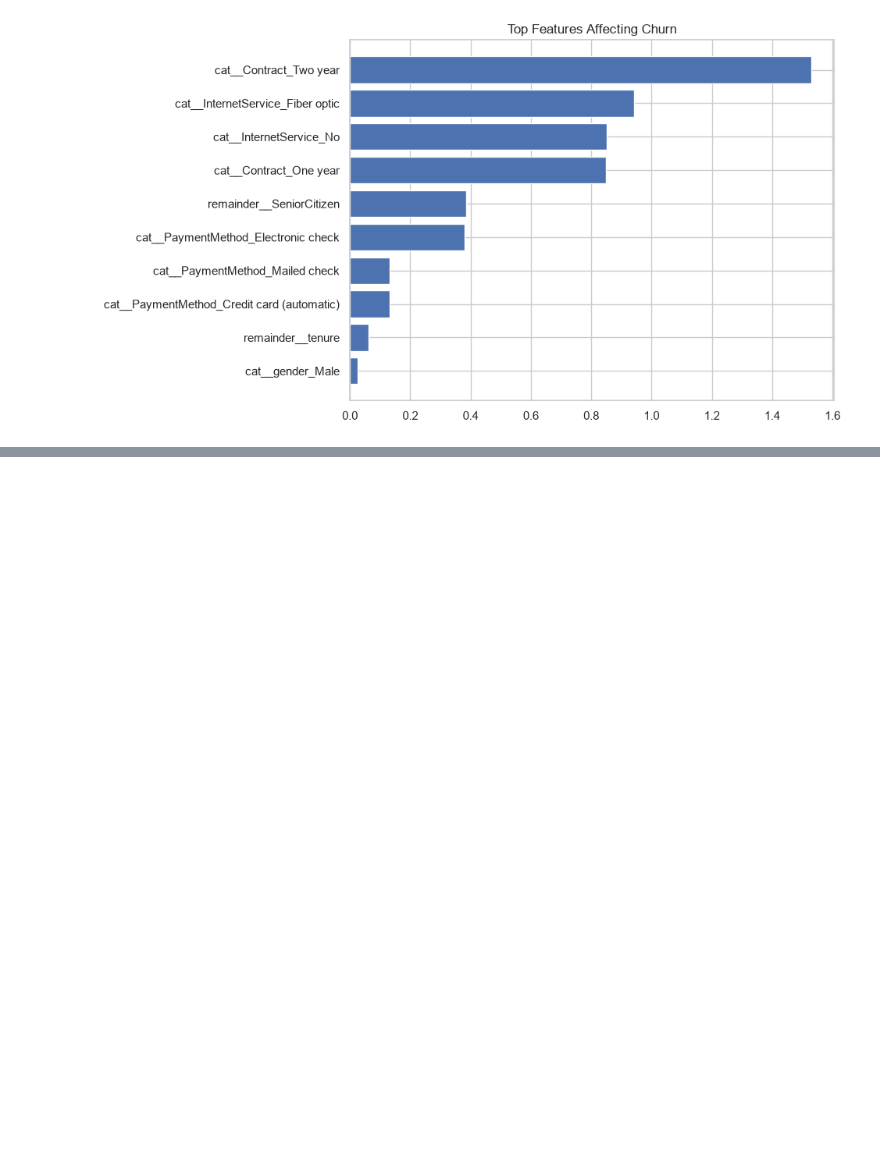
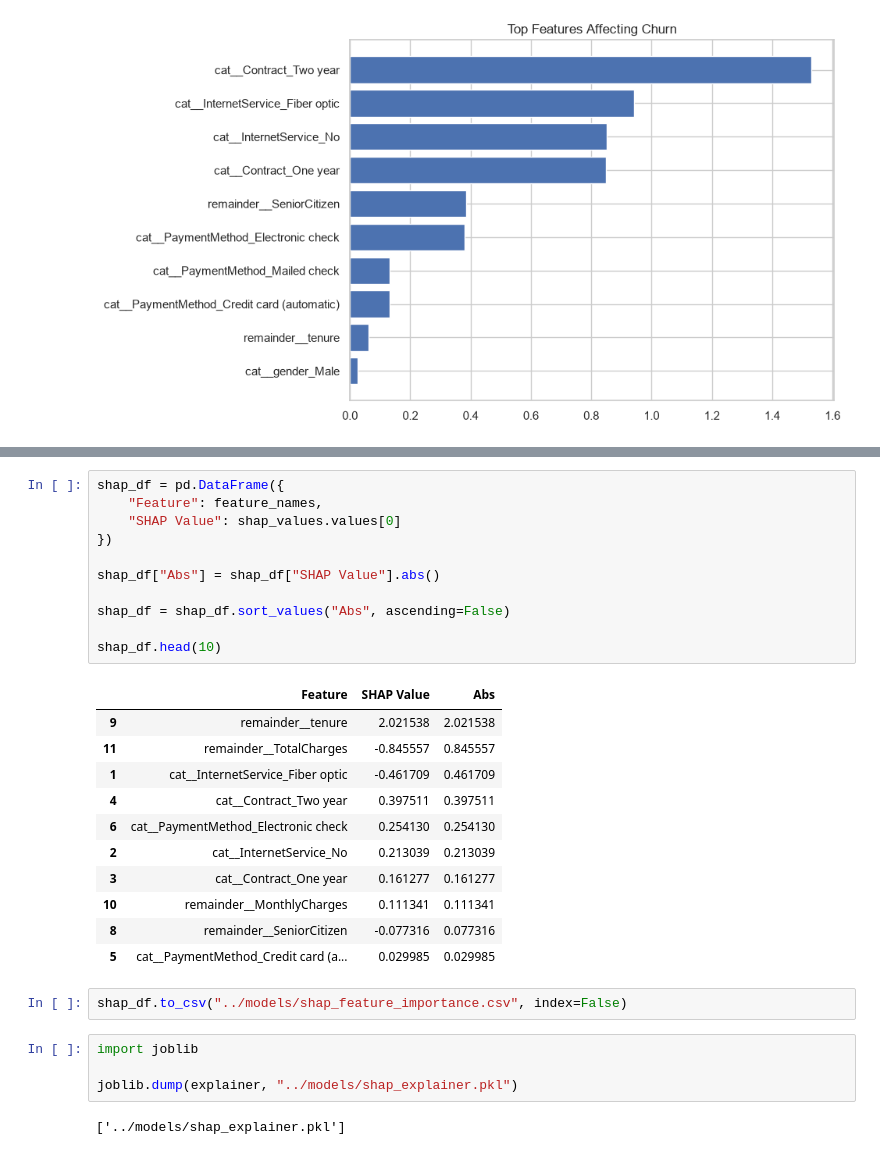
Before and after one commit to Hashini-gitch/Customer_Churn_Prediction, a Jupyter notebook: notebooks/Customer_Churn_Prediction.ipynb, the cells around one changed output, grey strips where cells are left out. Saved outputs shown, nothing was run; the diff lists cells and outputs as text; blank space fills up the shorter version.

```diff
--- a/notebooks/Customer_Churn_Prediction.ipynb
+++ b/notebooks/Customer_Churn_Prediction.ipynb
@@ -1127,0 +1184,31 @@ c:\Users\Hashini Avishka\AppData\Local\Programs\Python\Python314\python.exe
+# %%
+shap_df = pd.DataFrame({
+    "Feature": feature_names,
+    "SHAP Value": shap_values.values[0]
+})
+
+shap_df["Abs"] = shap_df["SHAP Value"].abs()
+
+shap_df = shap_df.sort_values("Abs", ascending=False)
+
+shap_df.head(10)
+# %% [output]
+|  | Feature | SHAP Value | Abs |
+| 9 | remainder__tenure | 2.021538 | 2.021538 |
+| 11 | remainder__TotalCharges | -0.845557 | 0.845557 |
+| 1 | cat__InternetService_Fiber optic | -0.461709 | 0.461709 |
+| 4 | cat__Contract_Two year | 0.397511 | 0.397511 |
+| 6 | cat__PaymentMethod_Electronic check | 0.254130 | 0.254130 |
+| 2 | cat__InternetService_No | 0.213039 | 0.213039 |
+| 3 | cat__Contract_One year | 0.161277 | 0.161277 |
+| 10 | remainder__MonthlyCharges | 0.111341 | 0.111341 |
+| 8 | remainder__SeniorCitizen | -0.077316 | 0.077316 |
+| 5 | cat__PaymentMethod_Credit card (a... | 0.029985 | 0.029985 |
+# %%
+shap_df.to_csv("../models/shap_feature_importance.csv", index=False)
+# %%
+import joblib
+
+joblib.dump(explainer, "../models/shap_explainer.pkl")
+# %% [output]
+['../models/shap_explainer.pkl']
```
Also changed, not shown: parts of 16 cells of this notebook, 6 other files.
